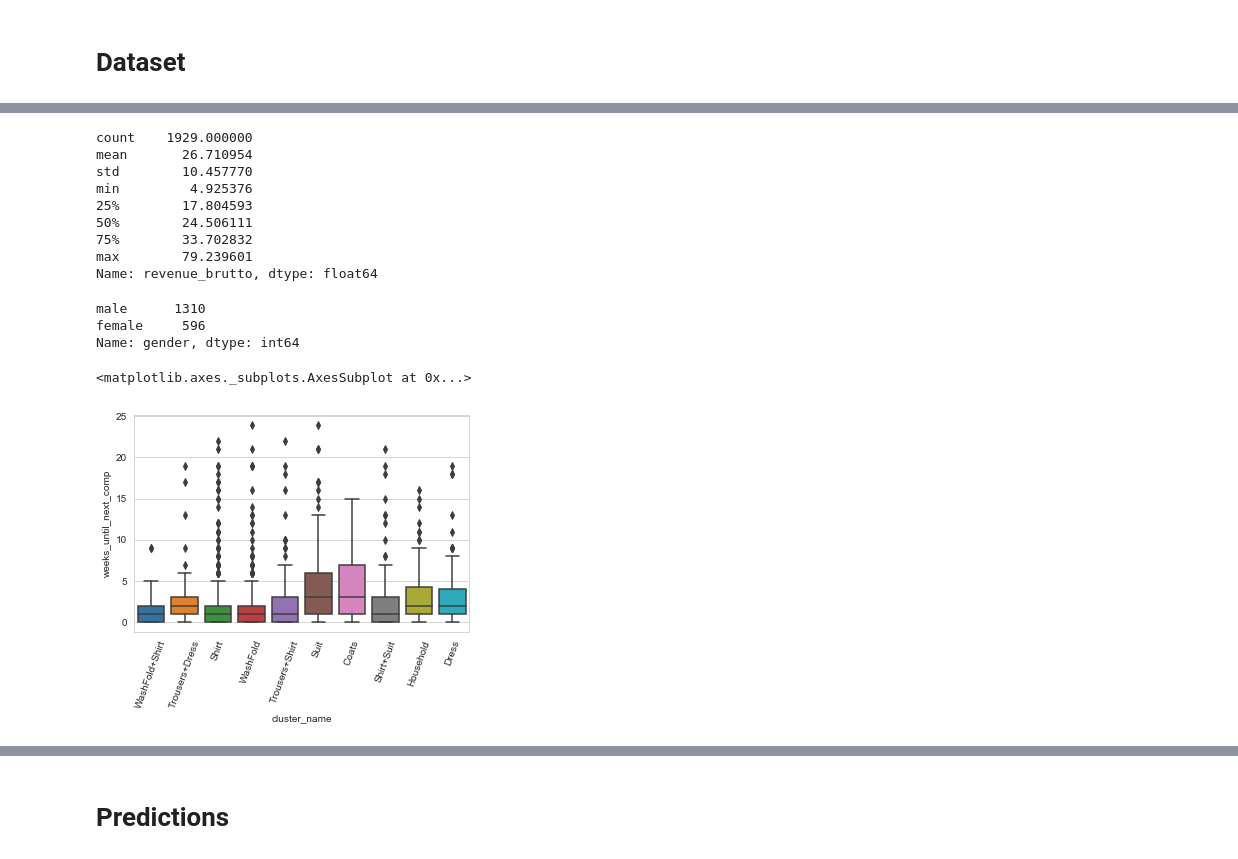
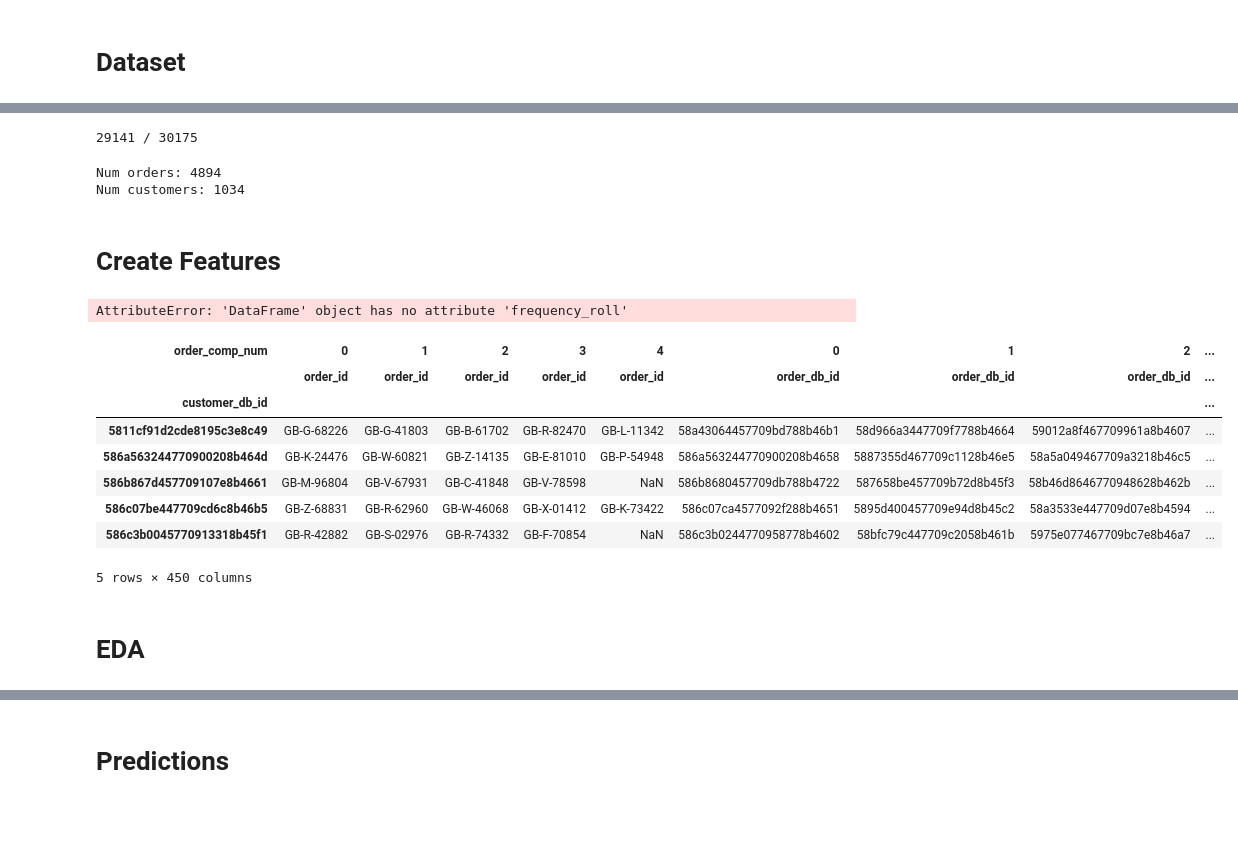
Before and after one commit to zipjet/bi-churn-analysis, a Jupyter notebook: python/churn_predictions.ipynb, the cells around one changed output, grey strips where cells are left out. Saved outputs shown, nothing was run; the diff lists cells and outputs as text; code cells hidden in the pictures; blank space fills up the shorter version.

```diff
--- a/python/churn_predictions.ipynb
+++ b/python/churn_predictions.ipynb
@@ -134,5 +120,3 @@ df_ord2['last_revenue_diff'] = df_ord2.revenue - df_ord2.last_order_revenue
 df_ord2['revenue_brutto'] = df_ord2.revenue + df_ord2.voucher_value
 
 df_ord2 = df_ord2.drop(['next_order_date', 'last_order_date', 'last_order_revenue'], axis=1)
-# %%
-df_ord2 = df_ord2.join(pd.get_dummies(df_ord2['cluster'], prefix='cluster'))
@@ -148,18 +126,46 @@ df_known = df_known.loc[~df_known.corporate]
+# %%
+num_completed_orders = 4
+# %%
+cust_ids_excl = df_ord2.loc[(df_ord2.city != 'London') |
+                            (df_ord2.days_until_next_comp > 150) | (df_ord2.days_until_next_comp == 0) |
+                            (df_ord2.days_since_last_comp > 150) | (df_ord2.days_since_last_comp == 0) |
+                            (df_ord2.revenue > 50) | (df_ord2.corporate) |
+                            (df_ord2.completed_orders < num_completed_orders)].customer_db_id.unique().tolist()
+print(len(cust_ids_excl), '/', df_ord2.customer_db_id.nunique())
+# %% [output]
+29141 / 30175
+# %%
+df_city = df_ord2.loc[~(df_ord2.customer_db_id.isin(cust_ids_excl))]
+df_city = df_city.loc[df_city.order_comp_num <= num_completed_orders]
+# %%
+print('Num orders:', df_city.order_id.nunique())
+print('Num customers:', df_city.customer_db_id.nunique())
+# %% [output]
+Num orders: 4894
+Num customers: 1034
+# %% [markdown]
+# Create Features
+# %%
+df_last_order = df_city.loc[df_city.order_comp_num == num_completed_orders]
+df_last_order.frequency_roll
+# %% [output]
+AttributeError: 'DataFrame' object has no attribute 'frequency_roll'
+# %%
+df_pivot = df_city.set_index(['customer_db_id', 'order_comp_num']).unstack().swaplevel(axis=1)
+df_pivot.head()
+# %% [output]
+| order_comp_num | 0 | 1 | 2 | 3 | 4 | 0 | 1 | 2 | ... |
+|  | order_id | order_id | order_id | order_id | order_id | order_db_id | order_db_id | order_db_id | ... |
+| customer_db_id |  |  |  |  |  |  |  |  | ... |
+| 5811cf91d2cde8195c3e8c49 | GB-G-68226 | GB-G-41803 | GB-B-61702 | GB-R-82470 | GB-L-11342 | 58a43064457709bd788b46b1 | 58d966a3447709f7788b4664 | 59012a8f467709961a8b4607 | ... |
+| 586a563244770900208b464d | GB-K-24476 | GB-W-60821 | GB-Z-14135 | GB-E-81010 | GB-P-54948 | 586a563244770900208b4658 | 5887355d467709c1128b46e5 | 58a5a049467709a3218b46c5 | ... |
+| 586b867d457709107e8b4661 | GB-M-96804 | GB-V-67931 | GB-C-41848 | GB-V-78598 | NaN | 586b8680457709db788b4722 | 587658be457709b72d8b45f3 | 58b46d8646770948628b462b | ... |
+| 586c07be447709cd6c8b46b5 | GB-Z-68831 | GB-R-62960 | GB-W-46068 | GB-X-01412 | GB-K-73422 | 586c07ca4577092f288b4651 | 5895d400457709e94d8b45c2 | 58a3533e447709d07e8b4594 | ... |
+| 586c3b0045770913318b45f1 | GB-R-42882 | GB-S-02976 | GB-R-74332 | GB-F-70854 | NaN | 586c3b0244770958778b4602 | 58bfc79c447709c2058b461b | 5975e077467709bc7e8b46a7 | ... |
+5 rows × 450 columns
+# %% [markdown]
+# EDA
 # %%
-df_known.revenue_brutto.describe()
+df_city.revenue_brutto.describe()
-# %% [output]
-count    1929.000000
-mean       26.710954
-std        10.457770
-min         4.925376
-25%        17.804593
-50%        24.506111
-75%        33.702832
-max        79.239601
-Name: revenue_brutto, dtype: float64
 # %%
-df_known.gender.value_counts()
+df_city.gender.value_counts()
-# %% [output]
-male      1310
-female     596
-Name: gender, dtype: int64
@@ -166,6 +174,3 @@ Name: gender, dtype: int64
 # %%
 plt.xticks(rotation=70)
-sns.categorical.boxplot(data=df_known, x='cluster_name', y='weeks_until_next_comp')
+sns.categorical.boxplot(data=df_city, x='cluster_name', y='weeks_until_next_comp')
-# %% [output]
-<matplotlib.axes._subplots.AxesSubplot at 0x...>
-[figure, removed]
```
Also changed, not shown: parts of 37 cells of this notebook.
